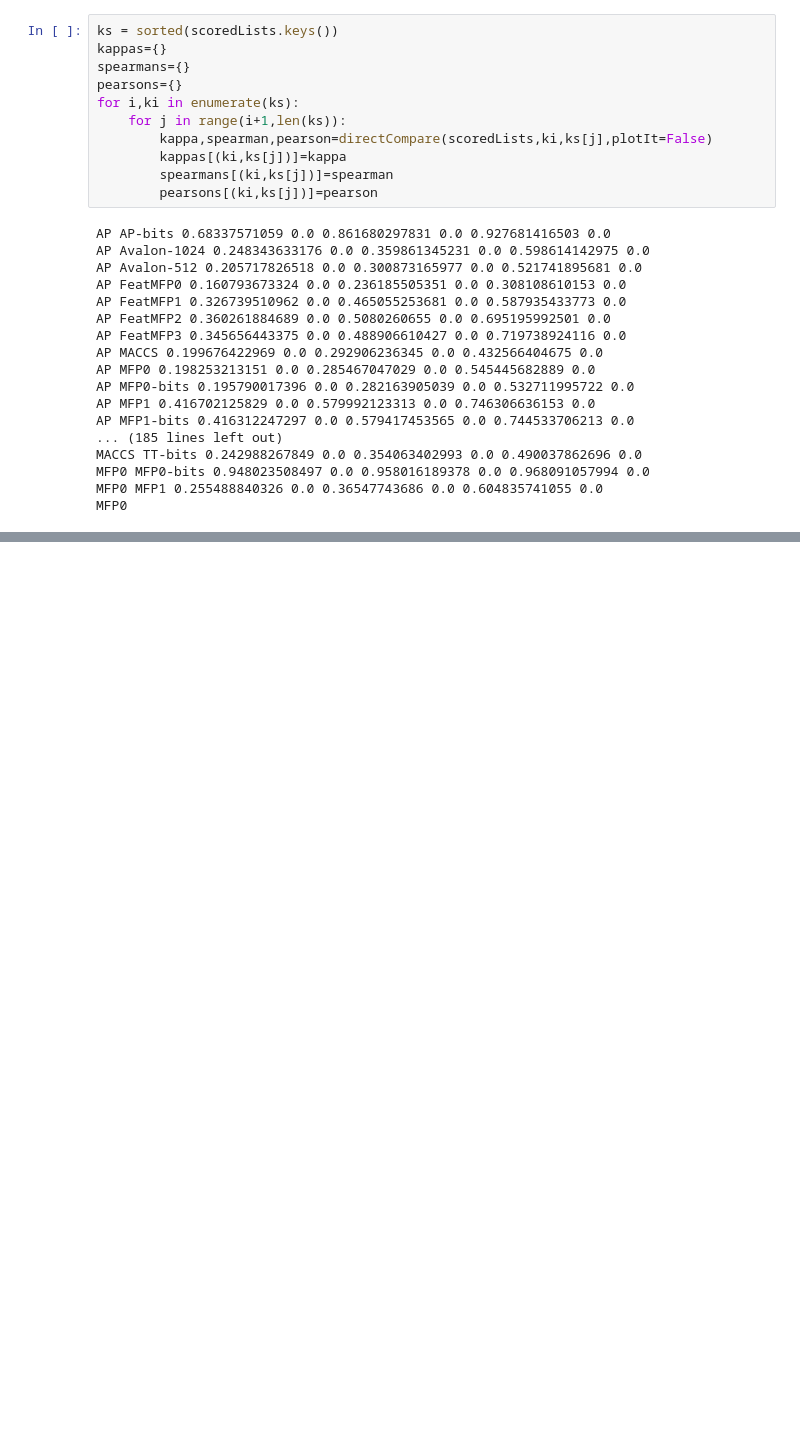
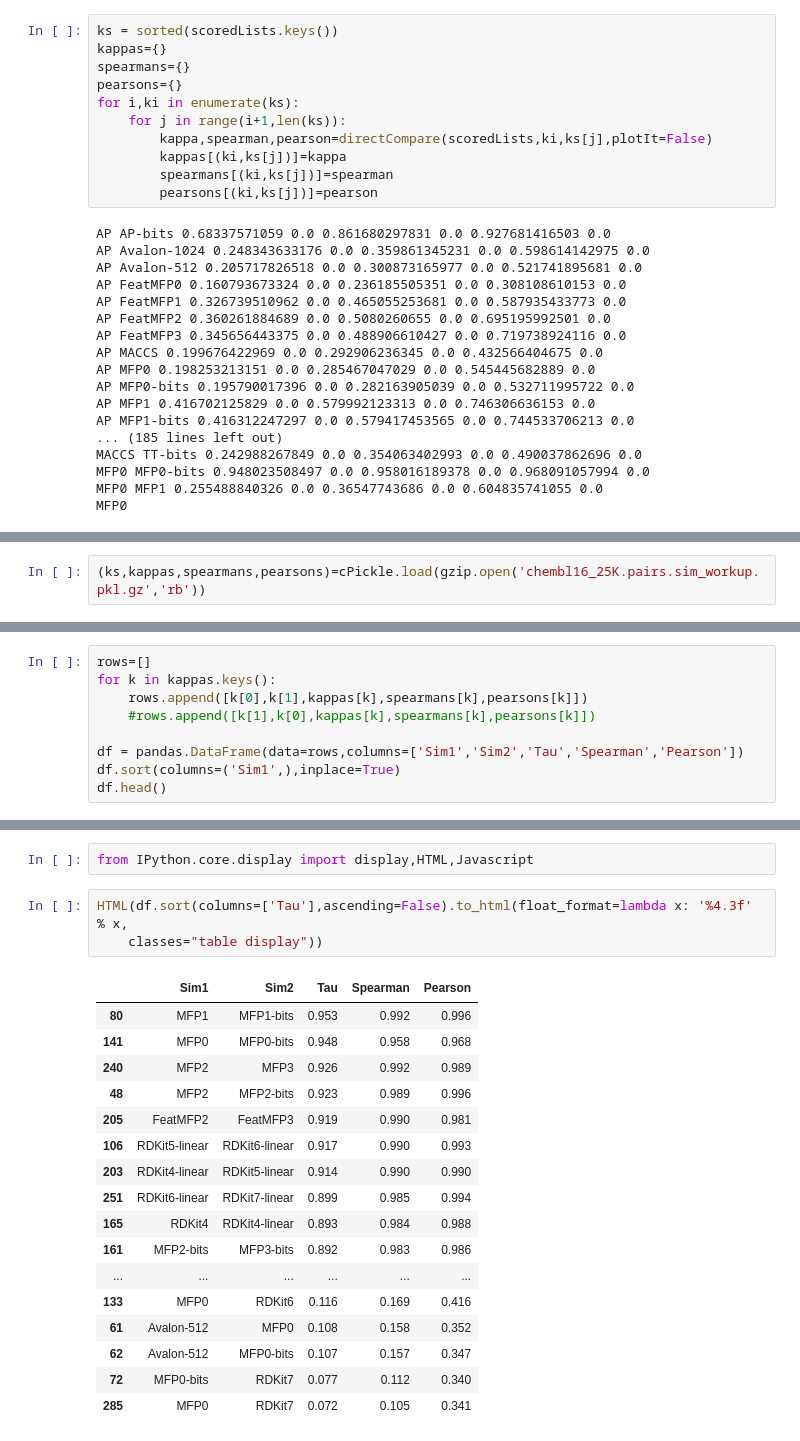
Before and after one commit to greglandrum/rdkit_blog, a Jupyter notebook: notebooks/Comparing Fingerprints 1.ipynb, the cells around one changed output, grey strips where cells are left out. Drawn from its saved outputs; the diff is of its cells as text; blank space fills up the shorter version.

```diff
--- a/notebooks/Comparing Fingerprints 1.ipynb
+++ b/notebooks/Comparing Fingerprints 1.ipynb
@@ -158,0 +160,2 @@ cPickle.dump((ks,kappas,spearmans,pearsons),file('../data/workup.pkl','wb+'))
+# %%
+(ks,kappas,spearmans,pearsons)=cPickle.load(gzip.open('chembl16_25K.pairs.sim_workup.pkl.gz','rb'))
@@ -158,0 +170,9 @@ cPickle.dump((ks,kappas,spearmans,pearsons),file('../data/workup.pkl','wb+'))
+# %%
+rows=[]
+for k in kappas.keys():
+    rows.append([k[0],k[1],kappas[k],spearmans[k],pearsons[k]])
+    #rows.append([k[1],k[0],kappas[k],spearmans[k],pearsons[k]])
+
+df = pandas.DataFrame(data=rows,columns=['Sim1','Sim2','Tau','Spearman','Pearson'])
+df.sort(columns=('Sim1',),inplace=True)
+df.head()
@@ -158,0 +186,23 @@ cPickle.dump((ks,kappas,spearmans,pearsons),file('../data/workup.pkl','wb+'))
+# %%
+from IPython.core.display import display,HTML,Javascript
+# %%
+HTML(df.sort(columns=['Tau'],ascending=False).to_html(float_format=lambda x: '%4.3f' % x,
+    classes="table display"))
+# %% [output]
+|  | Sim1 | Sim2 | Tau | Spearman | Pearson |
+| 80 | MFP1 | MFP1-bits | 0.953 | 0.992 | 0.996 |
+| 141 | MFP0 | MFP0-bits | 0.948 | 0.958 | 0.968 |
+| 240 | MFP2 | MFP3 | 0.926 | 0.992 | 0.989 |
+| 48 | MFP2 | MFP2-bits | 0.923 | 0.989 | 0.996 |
+| 205 | FeatMFP2 | FeatMFP3 | 0.919 | 0.990 | 0.981 |
+| 106 | RDKit5-linear | RDKit6-linear | 0.917 | 0.990 | 0.993 |
+| 203 | RDKit4-linear | RDKit5-linear | 0.914 | 0.990 | 0.990 |
+| 251 | RDKit6-linear | RDKit7-linear | 0.899 | 0.985 | 0.994 |
+| 165 | RDKit4 | RDKit4-linear | 0.893 | 0.984 | 0.988 |
+| 161 | MFP2-bits | MFP3-bits | 0.892 | 0.983 | 0.986 |
+| ... | ... | ... | ... | ... | ... |
+| 133 | MFP0 | RDKit6 | 0.116 | 0.169 | 0.416 |
+| 61 | Avalon-512 | MFP0 | 0.108 | 0.158 | 0.352 |
+| 62 | Avalon-512 | MFP0-bits | 0.107 | 0.157 | 0.347 |
+| 72 | MFP0-bits | RDKit7 | 0.077 | 0.112 | 0.340 |
+| 285 | MFP0 | RDKit7 | 0.072 | 0.105 | 0.341 |
```
Also changed, not shown: parts of 5 cells of this notebook, 1 other file.
